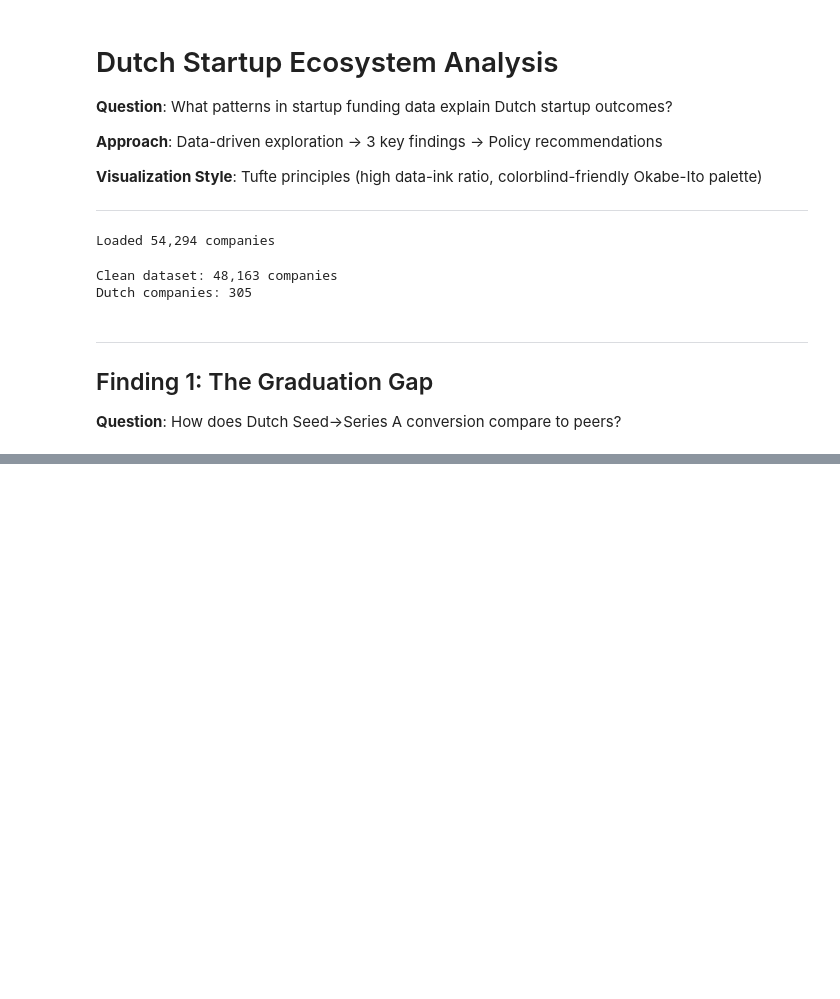
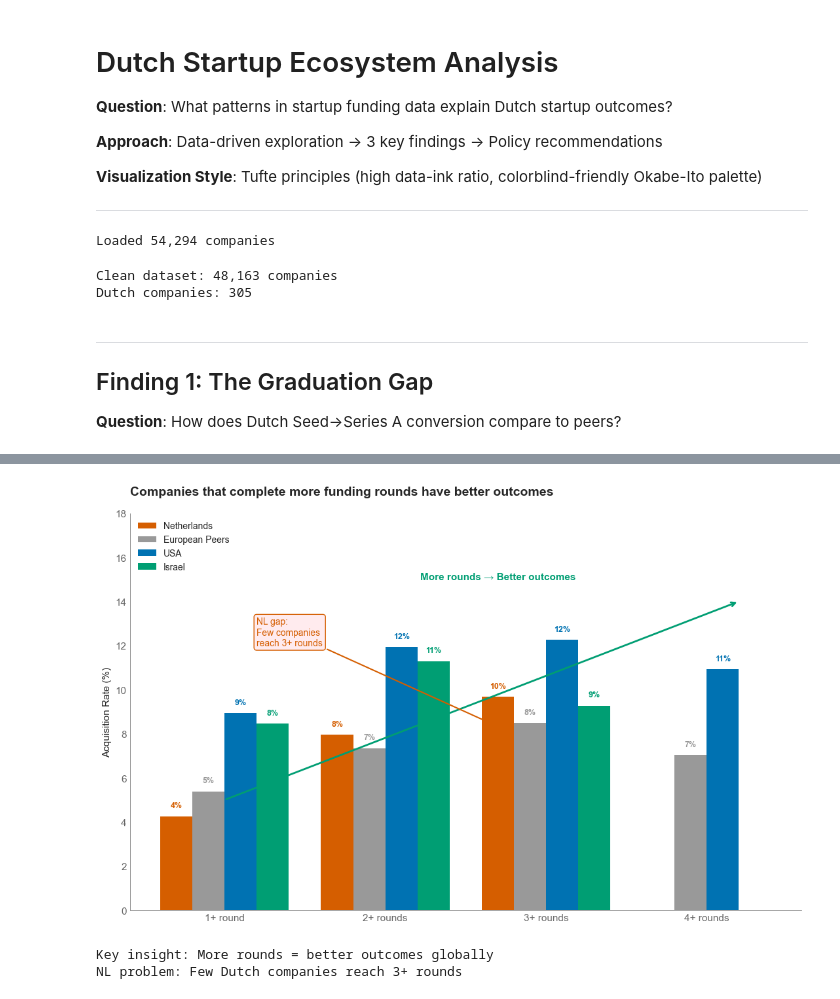
Before and after one commit to coendewith/techleap-case-assignment, a Jupyter notebook: task-1-analysis/analysis.ipynb, the cells around one changed output, grey strips where cells are left out. Drawn from its saved outputs; the diff is of its cells as text; code cells hidden in the pictures; blank space fills up the shorter version.

```diff
--- a/task-1-analysis/analysis.ipynb
+++ b/task-1-analysis/analysis.ipynb
@@ -278,0 +146,66 @@ Key insight: 5-7 year bootstrap is optimal, waiting too long hurts outcomes
+# %%
+# Calculate acquisition rate for companies with >= min_rounds
+def acq_rate_by_rounds(country_codes, min_rounds):
+    if isinstance(country_codes, str):
+        country_codes = [country_codes]
+    subset = df[df['country_code'].isin(country_codes)]
+    has_rounds = subset[subset['funding_rounds'] >= min_rounds]
+    if len(has_rounds) == 0:
+        return 0, 0
+    return has_rounds['acquired'].sum() / len(has_rounds) * 100, len(has_rounds)
+
+# Regions and colors
+regions = ['Netherlands', 'European Peers', 'USA', 'Israel']
+region_codes = [['NLD'], ['GBR', 'DEU', 'FRA'], ['USA'], ['ISR']]
+region_colors = [COLORS['vermillion'], COLORS['gray'], COLORS['blue'], COLORS['green']]
+
+# Round thresholds (cumulative: 1+, 2+, 3+, 4+)
+thresholds = [1, 2, 3, 4]
+threshold_labels = ['1+ round', '2+ rounds', '3+ rounds', '4+ rounds']
+
+fig, ax = plt.subplots(figsize=(11, 7))
+tufte_style(ax)
+
+x = np.arange(len(thresholds))
+width = 0.2
+
+for i, (region, codes, color) in enumerate(zip(regions, region_codes, region_colors)):
+    rates = [acq_rate_by_rounds(codes, t)[0] for t in thresholds]
+    offset = width * i
+    bars = ax.bar(x + offset, rates, width, label=region, color=color, edgecolor='none')
+    for bar, rate in zip(bars, rates):
+        if rate > 0:
+            ax.text(bar.get_x() + bar.get_width()/2, bar.get_height() + 0.3,
+                    f'{rate:.0f}%', ha='center', va='bottom', fontsize=9, fontweight='bold', color=color)
+
+# Add trend arrow
+ax.annotate('', xy=(3.5, 14), xytext=(0.3, 5),
+            arrowprops=dict(arrowstyle='->', color=COLORS['green'], lw=2))
+ax.text(2, 15, 'More rounds → Better outcomes', fontsize=11, color=COLORS['green'],
+        fontweight='bold', ha='center')
+
+# NL gap annotation
+ax.annotate('NL gap:\nFew companies\nreach 3+ rounds',
+            xy=(2.1, 8), xytext=(0.5, 12),
+            fontsize=10, color=COLORS['vermillion'],
+            arrowprops=dict(arrowstyle='->', color=COLORS['vermillion'], lw=1.5),
+            bbox=dict(boxstyle='round,pad=0.3', facecolor='#FFEBEE', edgecolor=COLORS['vermillion']))
+
+ax.set_ylabel('Acquisition Rate (%)', fontsize=11)
+ax.set_title('Companies that complete more funding rounds have better outcomes',
+             fontsize=14, fontweight='bold', loc='left', pad=20)
+ax.set_xticks(x + width * 1.5)
+ax.set_xticklabels(threshold_labels, fontsize=11)
+ax.legend(loc='upper left', fontsize=10, frameon=False)
+ax.set_ylim(0, 18)
+
+plt.tight_layout()
+plt.savefig('figures/finding2_rounds_matter.png', dpi=150, bbox_inches='tight', facecolor='white')
+plt.show()
+
+print('\nKey insight: More rounds = better outcomes globally')
+print('NL problem: Few Dutch companies reach 3+ rounds')
+# %% [output]
+[figure, added]
+Key insight: More rounds = better outcomes globally
+NL problem: Few Dutch companies reach 3+ rounds
```
Also changed, not shown: parts of 13 cells of this notebook, 17 other files.
